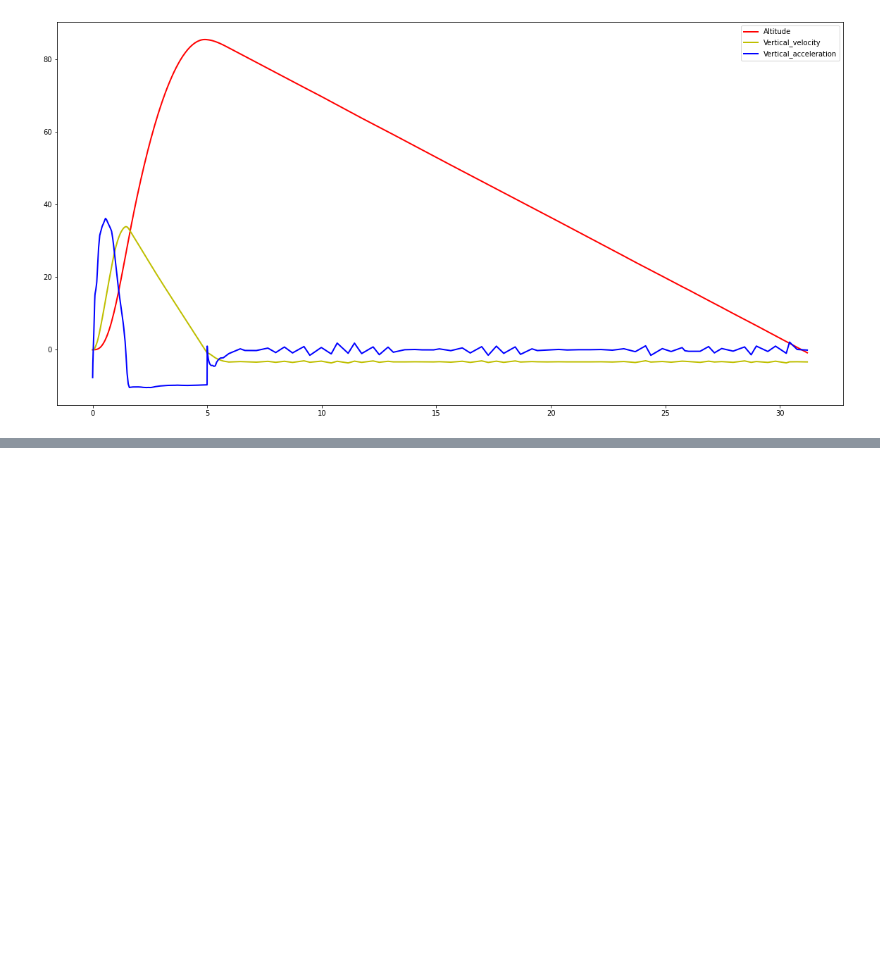
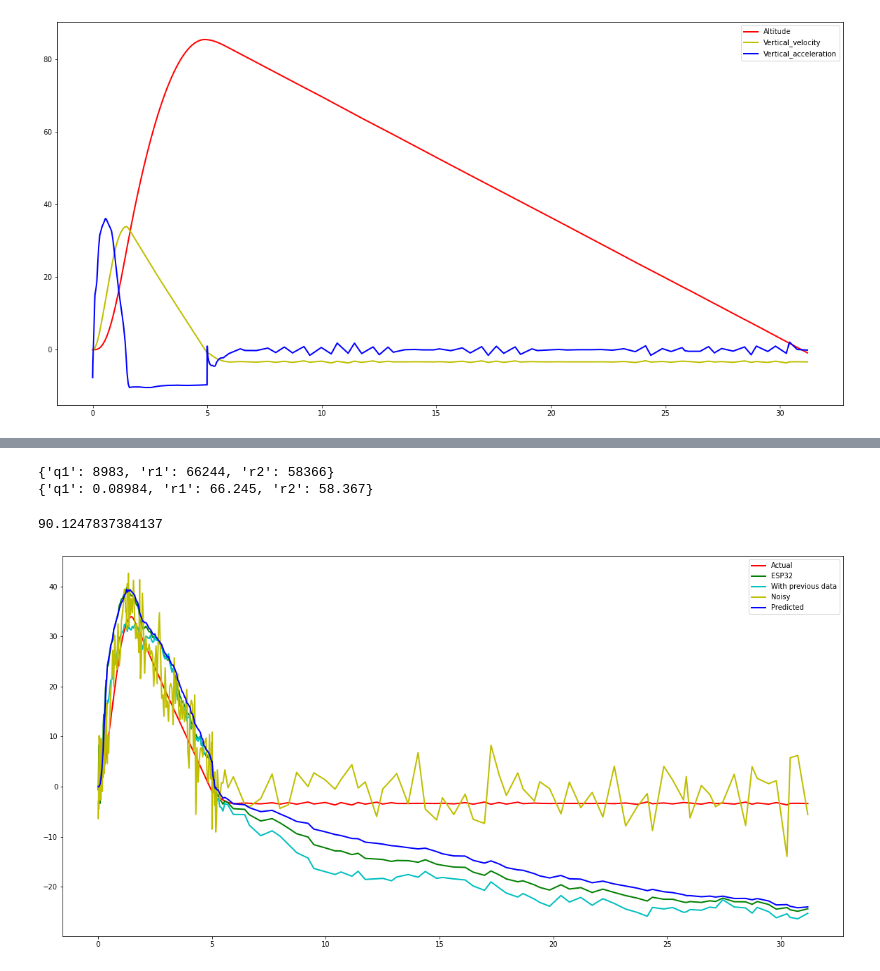
Before and after one commit to nakujaproject/BMPdata, a Jupyter notebook: Src/Notebooks/oprimizeValues.ipynb, the cells around one changed output, grey strips where cells are left out. Saved outputs shown, nothing was run; the diff lists cells and outputs as text; code cells hidden in the pictures; blank space fills up the shorter version.

```diff
--- a/Src/Notebooks/oprimizeValues.ipynb
+++ b/Src/Notebooks/oprimizeValues.ipynb
@@ -149,0 +227,38 @@ plt.show()
+# %%
+space = {
+    "r1": hp.choice("r1", np.arange(0.001, 90, 0.001)),
+    "r2": hp.choice("r2", np.arange(0.001, 90, 0.001)),
+    "q1": hp.choice("q1", np.arange(0.00001, 0.09, 0.00001))
+}
+# %%
+# Initialize trials object
+trials = Trials()
+
+best = fmin(fn=objective_function, space = space, algo=tpe.suggest, max_evals=100, trials=trials )
+# %%
+print(best)
+print(space_eval(space, best))
+# %% [output]
+{'q1': 8983, 'r1': 66244, 'r2': 58366}
+{'q1': 0.08984, 'r1': 66.245, 'r2': 58.367}
+# %%
+d2 = space_eval(space, best)
+# %%
+objective_function(d2)
+# %% [output]
+90.1247837384137
+# %%
+y = kalman_update_return_velocity(d2)
+current = kalman_update_return_velocity({'q1': 0.0013, 'r1': 0.25, 'r2': 0.65})
+previous = kalman_update_return_velocity({'q1': 0.08519, 'r1': 4.719, 'r2': 56.443})
+# %%
+plt.figure(figsize=(20, 10))
+plt.plot(noisy_df.Time, df['Vertical_velocity'],  linewidth=2, color="r", label="Actual")
+plt.plot(noisy_df.Time, current,  linewidth=2, color="g", label="ESP32")
+plt.plot(noisy_df.Time, previous,  linewidth=2, color="c", label="With previous data")
+plt.plot(noisy_df.Time, noisy_df['Vertical_velocity'],  linewidth=2, color="y", label="Noisy")
+plt.plot(noisy_df.Time, y,  linewidth=2, color="b", label="Predicted")
+plt.legend()
+plt.show()
+# %% [output]
+[figure, added]
```
Also changed, not shown: parts of 14 cells of this notebook.
